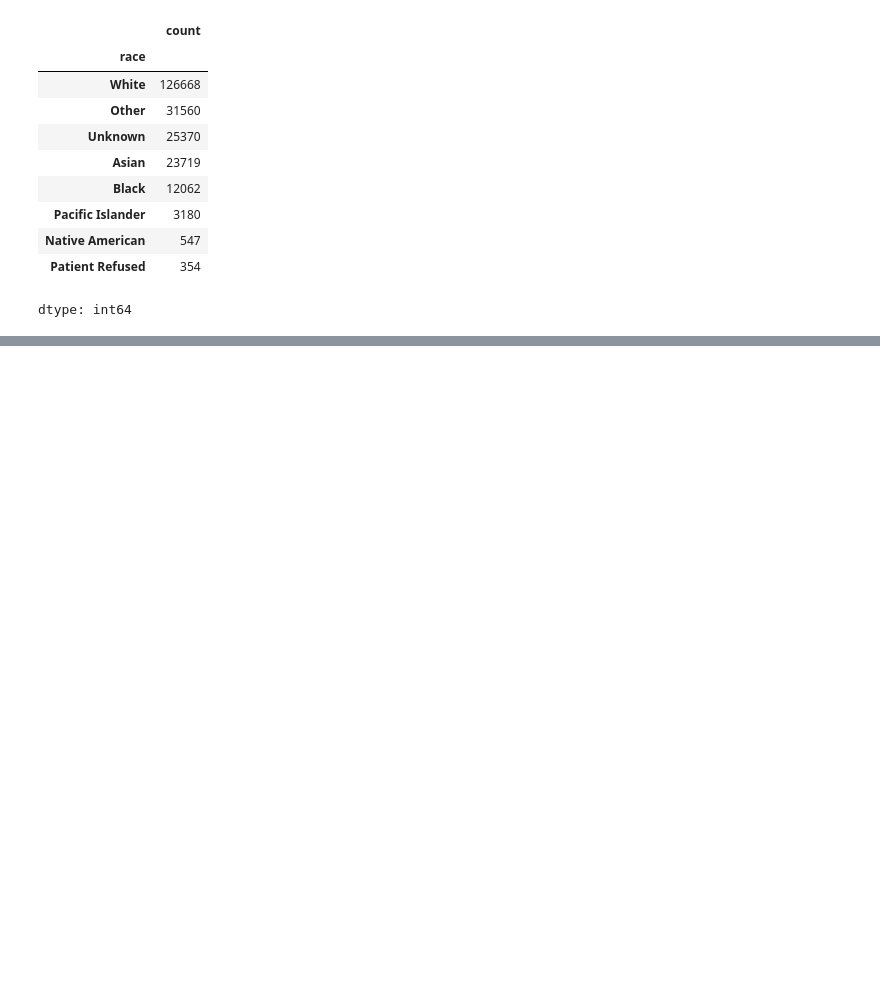
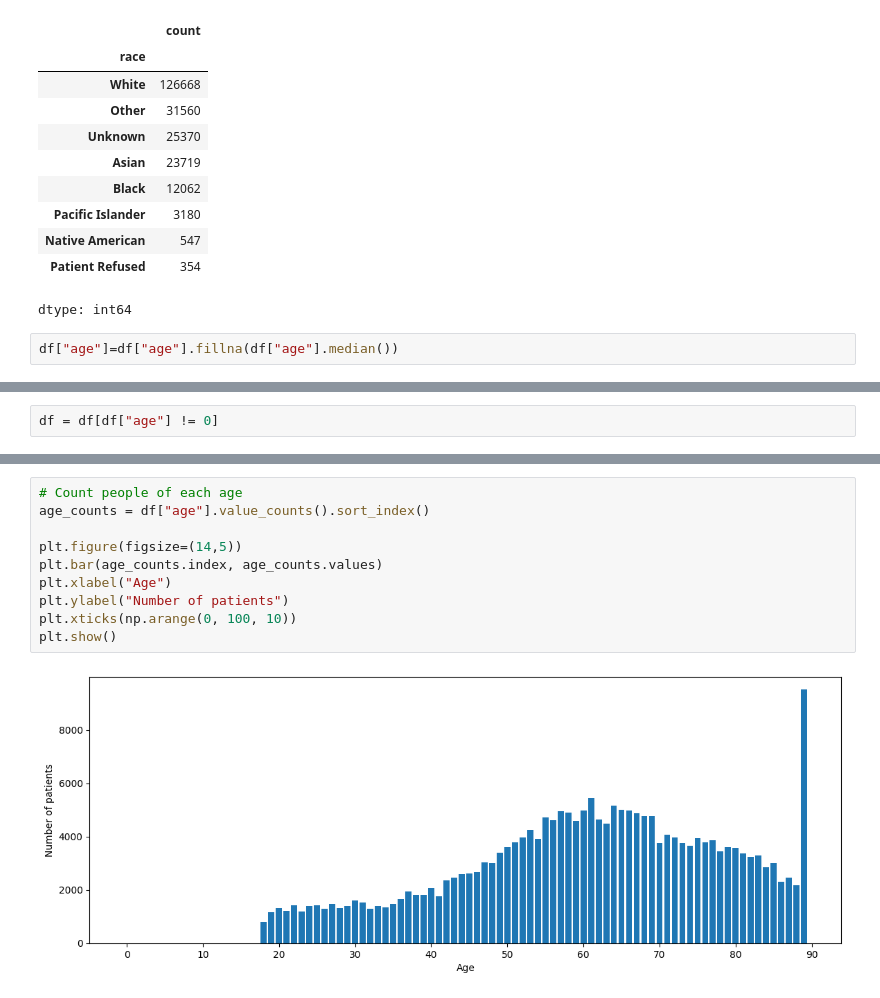
Before and after one commit to adityab-tech/Machine-Unlearning, a Jupyter notebook: EDA.ipynb, the cells around one changed output, grey strips where cells are left out. Cells and saved outputs as stored; diff of their text form; blank space fills up the shorter version.

```diff
--- a/EDA.ipynb
+++ b/EDA.ipynb
@@ -292,3 +297,5 @@ df["race"].value_counts(dropna=False)
 | Native American | 547 |
 | Patient Refused | 354 |
 dtype: int64
+# %%
+df["age"]=df["age"].fillna(df["age"].median())
@@ -294,0 +320,2 @@ dtype: int64
+# %%
+df = df[df["age"] != 0]
@@ -294,0 +340,12 @@ dtype: int64
+# %%
+# Count people of each age
+age_counts = df["age"].value_counts().sort_index()
+
+plt.figure(figsize=(14,5))
+plt.bar(age_counts.index, age_counts.values)
+plt.xlabel("Age")
+plt.ylabel("Number of patients")
+plt.xticks(np.arange(0, 100, 10))
+plt.show()
+# %% [output]
+[figure, added]
```
Also changed, not shown: parts of 10 cells of this notebook.
